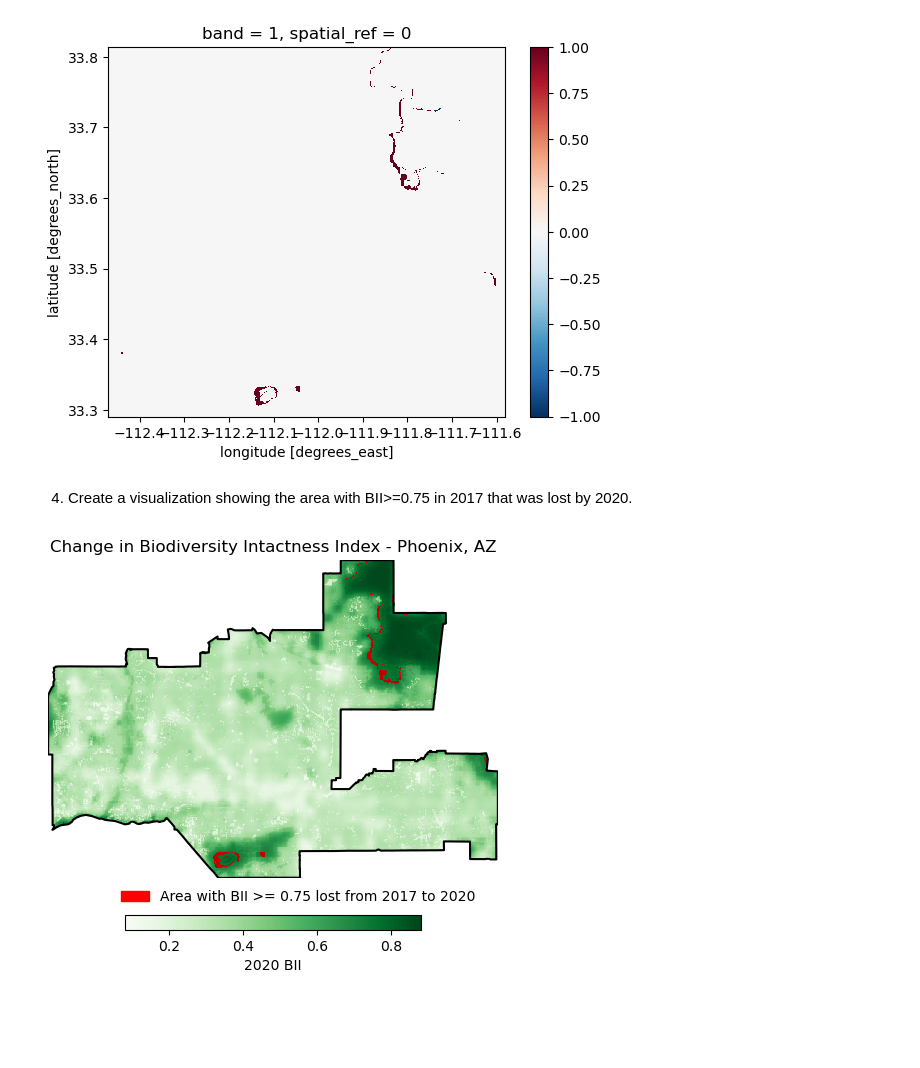
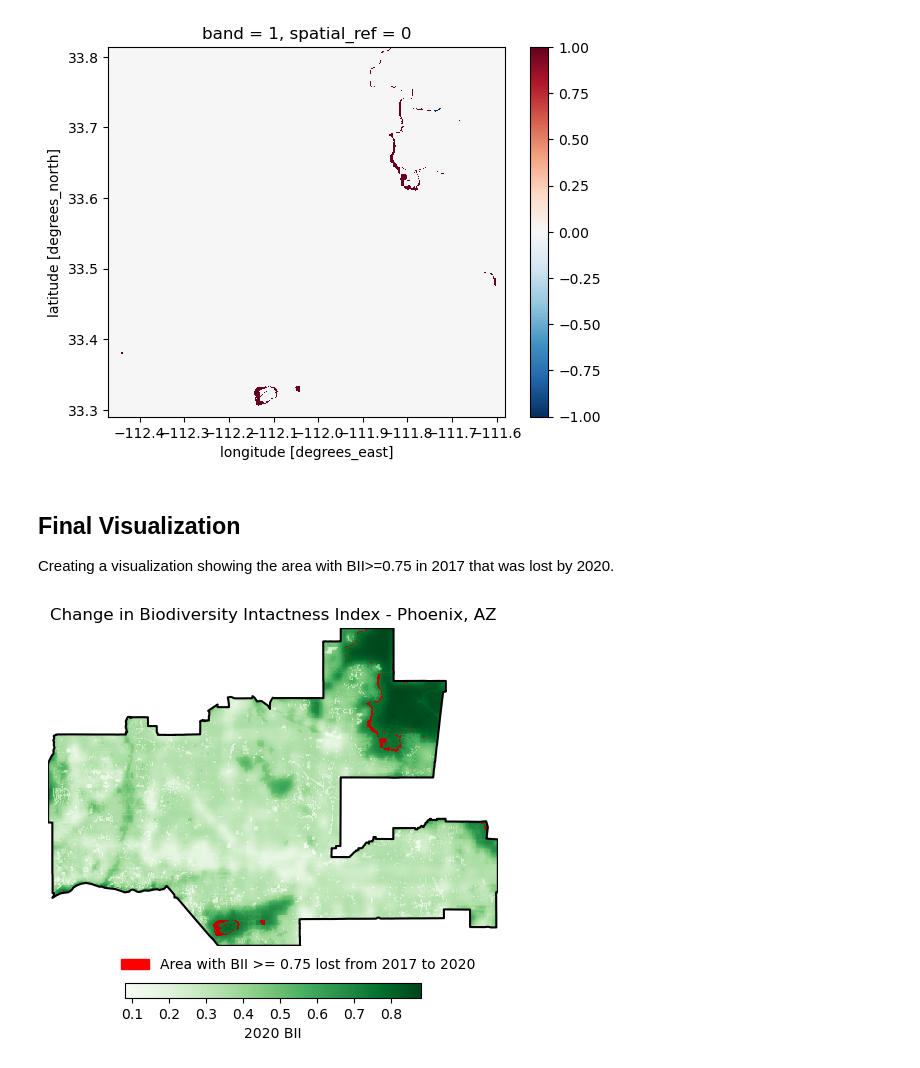
Before and after one commit to olleholt/Maricopa-BII, a Jupyter notebook: eds220-maricopa-bii.ipynb, the cells around one changed output. Saved outputs shown, nothing was run; the diff lists cells and outputs as text; code cells hidden in the pictures; blank space fills up the shorter version.

```diff
--- a/eds220-maricopa-bii.ipynb
+++ b/eds220-maricopa-bii.ipynb
@@ -256,38 +254,39 @@ change_p_area.plot()
 <matplotlib.collections.QuadMesh at 0x...>
 [figure]
 # %% [markdown]
-4. Create a visualization showing the area with BII>=0.75 in 2017 that was lost by 2020.
+## Final Visualization
+Creating a visualization showing the area with BII>=0.75 in 2017 that was lost by 2020.
 # %%
 #change_p_area = greaterBII_2017_int - greaterBII_2020_int
 
 new_vis = change_p_area.squeeze().drop('band')
 
 type(change_p_area)
 new_vis1 = new_vis.where(new_vis == 1, np.nan)
 
 #plot
 fig, ax = plt.subplots()
 
 image_1 = clip_2020.plot(ax=ax, cmap='Greens', add_colorbar=False)
-colorbar1 = plt.colorbar(image_1, ax=ax, orientation = 'horizontal',fraction=0.04,pad=0.1)
+colorbar1 = plt.colorbar(image_1, ax=ax, orientation = 'horizontal',fraction=0.04,pad=0.1, ticks = [0.1,0.2,0.3,0.4,0.5,0.6,0.7,0.8])
 colorbar1.set_label('2020 BII')
 
 
 colorbar1.ax.yaxis.label.set_rotation(270)
 
 
 image_2 = new_vis1.plot(ax=ax, cmap="gist_heat",add_colorbar=False)
 patches = mpatches.Patch(color="red",label = "Area with BII >= 0.75 lost from 2017 to 2020")
 
 handles, labels = ax.get_legend_handles_labels()
 ax.legend(handles = [patches], frameon=False, loc=(0.15,-0.1))
 
 ax.axis('off')
 ax.set_title('Change in Biodiversity Intactness Index - Phoenix, AZ')
 
 # Plot the shapefile underneath for the outline of the file
 phx.plot(ax=ax, color='none', edgecolor='black', linewidth=1.5)
 
 plt.show()
 # %% [output]
-[figure, old version]
+[figure, new version]
```
Also changed, not shown: parts of 9 cells of this notebook.
